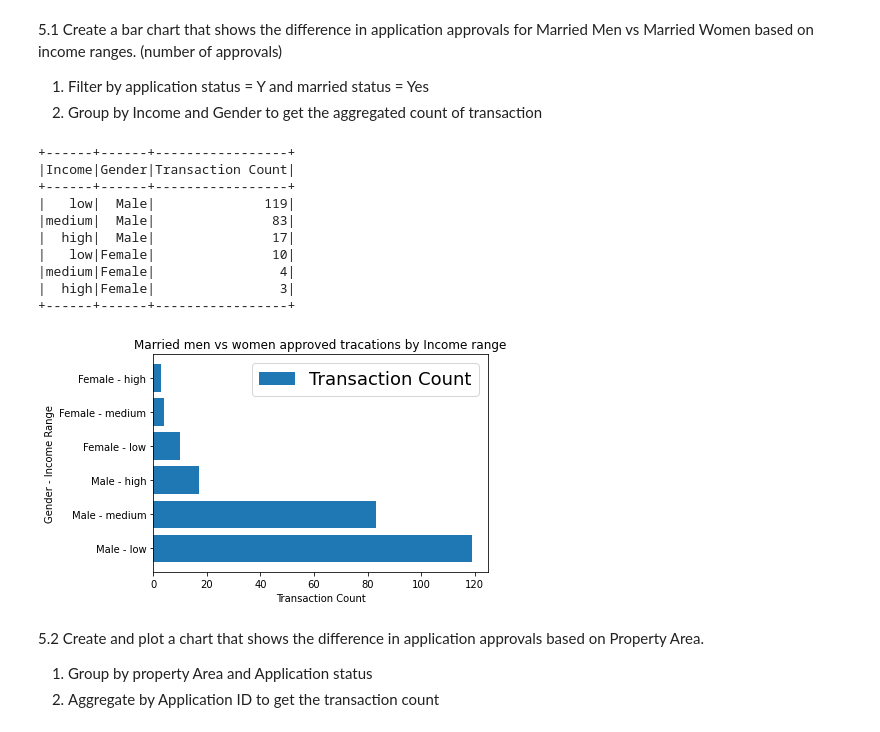
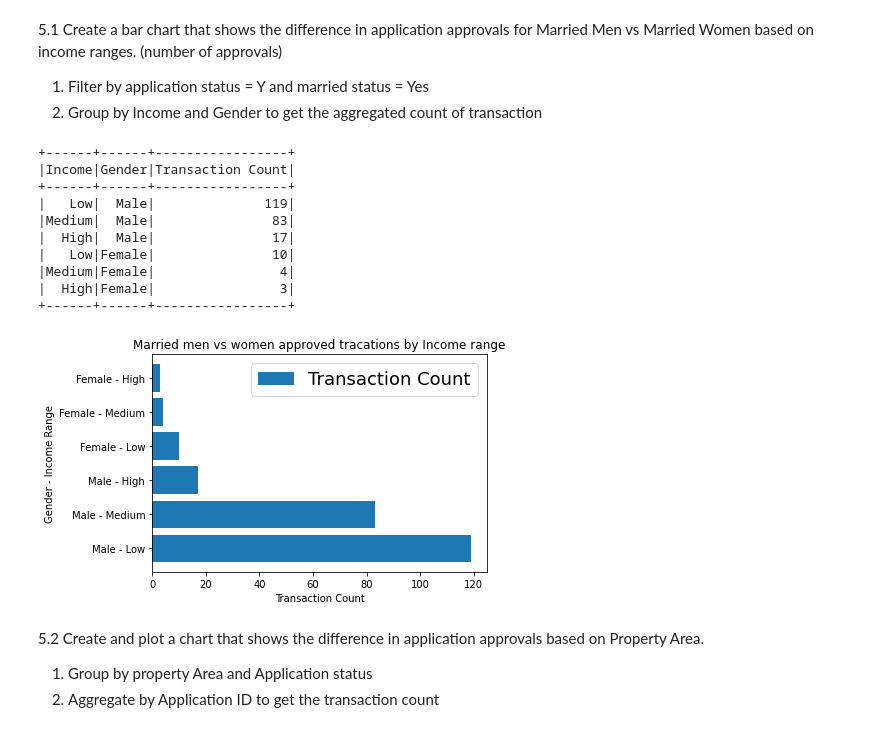
Before and after one commit to lekhuv/DataEngineering-Capstone-Project, a Jupyter notebook: LoanDataVisualization.ipynb, the cells around one changed output. Saved outputs shown, nothing was run; the diff lists cells and outputs as text; code cells hidden in the pictures.

```diff
--- a/LoanDataVisualization.ipynb
+++ b/LoanDataVisualization.ipynb
@@ -43,7 +43,7 @@ only showing top 20 rows
 1. Filter by application status = Y and married status = Yes
 2. Group by Income and Gender to get the aggregated count of transaction
 # %%
-df_loan.filter((df_loan.Married == 'Yes') & (df_loan.Application_Status == 'Y'))\
+df_loan.filter((df_loan.Married == 'Yes') & (df_loan.Application_Status == 'Yes'))\
         .groupBy('Income', 'Gender') \
         .agg(count('Application_ID').alias('Transaction Count')) \
         .orderBy('Transaction Count', ascending=False).show()
@@ -51,28 +51,28 @@ df_loan.filter((df_loan.Married == 'Yes') & (df_loan.Application_Status == 'Y'))
 +------+------+-----------------+
 |Income|Gender|Transaction Count|
 +------+------+-----------------+
-|   low|  Male|              119|
-|medium|  Male|               83|
-|  high|  Male|               17|
-|   low|Female|               10|
-|medium|Female|                4|
-|  high|Female|                3|
+|   Low|  Male|              119|
+|Medium|  Male|               83|
+|  High|  Male|               17|
+|   Low|Female|               10|
+|Medium|Female|                4|
+|  High|Female|                3|
 +------+------+-----------------+
 # %%
-df_loan_pd = df_loan.filter((df_loan.Married == 'Yes') & (df_loan.Application_Status == 'Y'))\
+df_loan_pd = df_loan.filter((df_loan.Married == 'Yes') & (df_loan.Application_Status == 'Yes'))\
         .groupBy('Income', 'Gender') \
         .agg(count('Application_ID').alias('Transaction Count')) \
         .orderBy('Transaction Count', ascending=False).toPandas()
 
 
 plt.barh(df_loan_pd['Gender'] + ' - ' + df_loan_pd['Income'], df_loan_pd['Transaction Count'])
 plt.xlabel("Transaction Count")
 plt.ylabel("Gender - Income Range")
 plt.legend(['Transaction Count'], fontsize=18)
 plt.title("Married men vs women approved tracations by Income range")
 plt.show()
 # %% [output]
-[figure, old version]
+[figure, new version]
 # %% [markdown]
 5.2 Create and plot a chart that shows the difference in application approvals based on Property Area.
 1. Group by property Area and Application status
```
Also changed, not shown: parts of 5 cells of this notebook, 6 other files.
